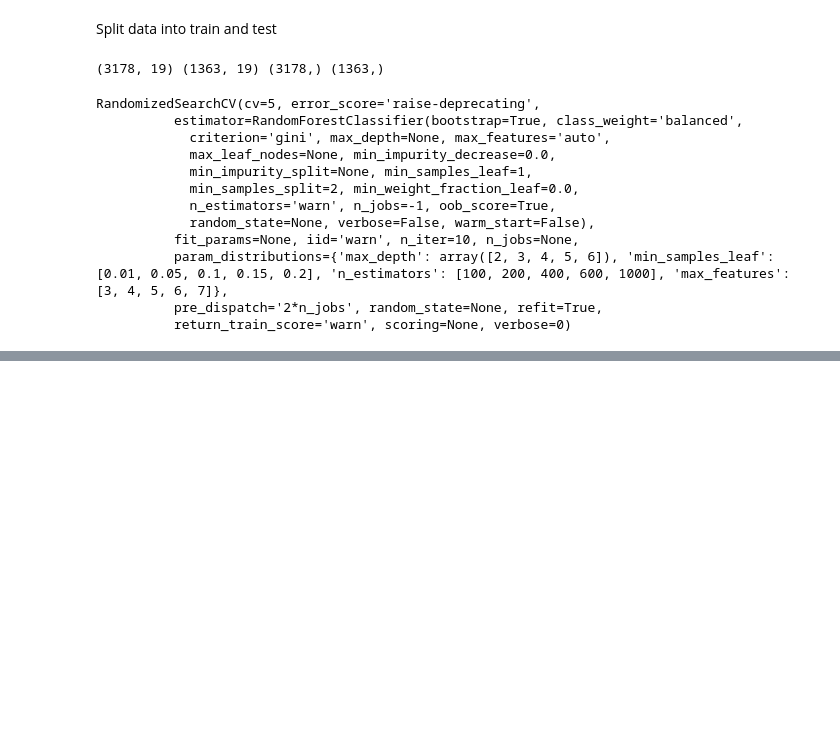
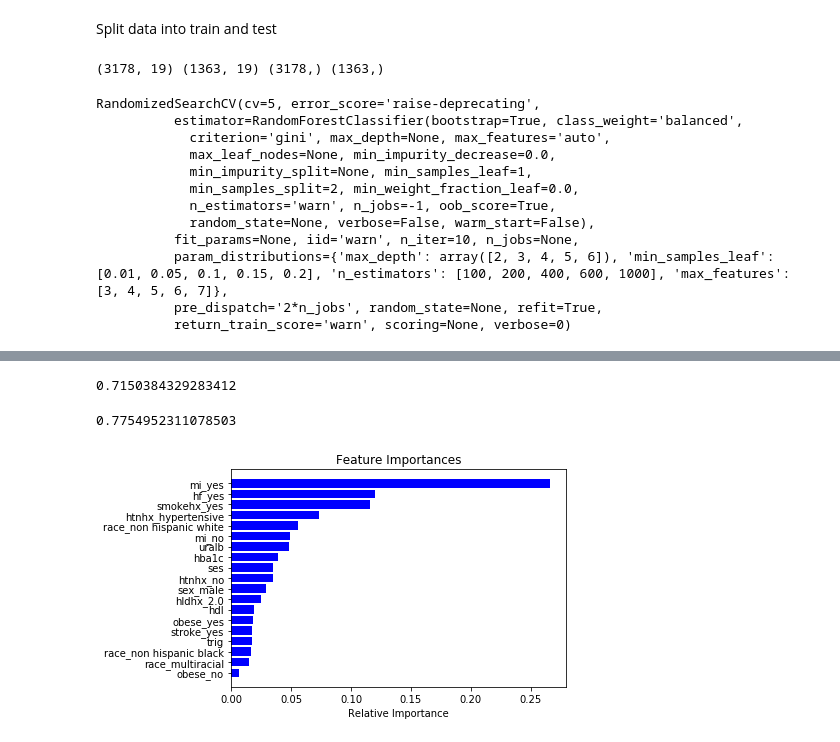
Before and after one commit to jibinmathew69/Nhanes, a Jupyter notebook: Nhanes3.ipynb, the cells around one changed output, grey strips where cells are left out. Cells and saved outputs as stored; diff of their text form; code cells hidden in the pictures; blank space fills up the shorter version.

```diff
--- a/Nhanes3.ipynb
+++ b/Nhanes3.ipynb
@@ -667,0 +732,35 @@ plt.show()
+# %%
+xgb_params = {
+    'max_depth': np.arange(2,7),
+    'learn_rate' : [0.001, 0.01, 0.0001],
+    'gamma': [0.01, 0.05, 0.1, 0.15, 0.2],
+    'min_child_weight': [1, 2, 3, 4, 5, 6, 7, 10],
+    'max_delta_step': [1, 2, 3, 4, 5, 6, 7, 10]
+}
+xgb = XGBClassifier(n_jobs=-1)
+random_cv = RandomizedSearchCV(xgb, cv=5, param_distributions=rf_params)
+# %%
+random_cv.fit(train_x, train_y)
+xgb = XGBClassifier(n_jobs=-1, **random_cv.best_params_)
+# %%
+xgb.fit(train_x, train_y)
+test_pred = xgb.predict_proba(test_x)[:,1]
+roc_auc_score(test_y, test_pred)
+# %% [output]
+0.7150384329283412
+# %%
+accuracy_score(test_y, xgb.predict(test_x))
+# %% [output]
+0.7754952311078503
+# %%
+features = model_data.columns
+importances = xgb.feature_importances_
+indices = np.argsort(importances)
+
+plt.title('Feature Importances')
+plt.barh(range(len(indices)), importances[indices], color='b', align='center')
+plt.yticks(range(len(indices)), [features[i] for i in indices])
+plt.xlabel('Relative Importance')
+plt.show()
+# %% [output]
+[figure, added]
```
Also changed, not shown: parts of 29 cells of this notebook.
